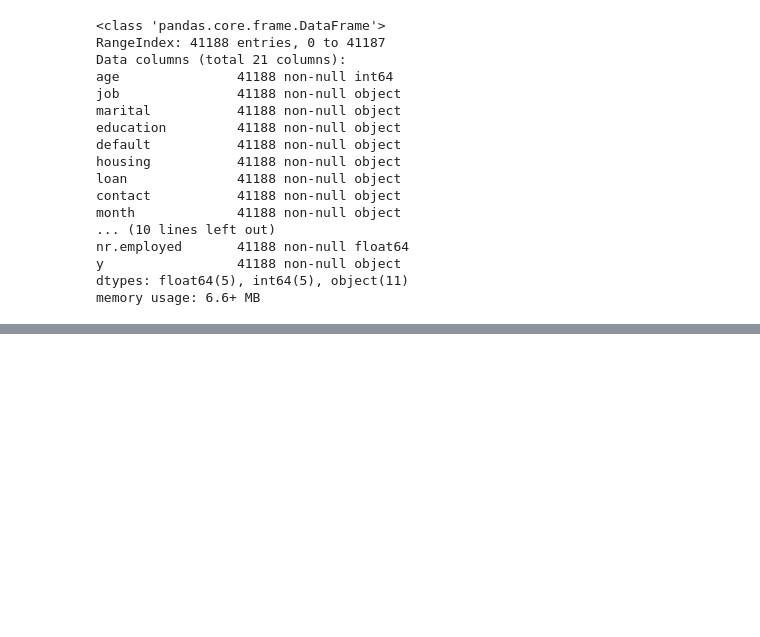
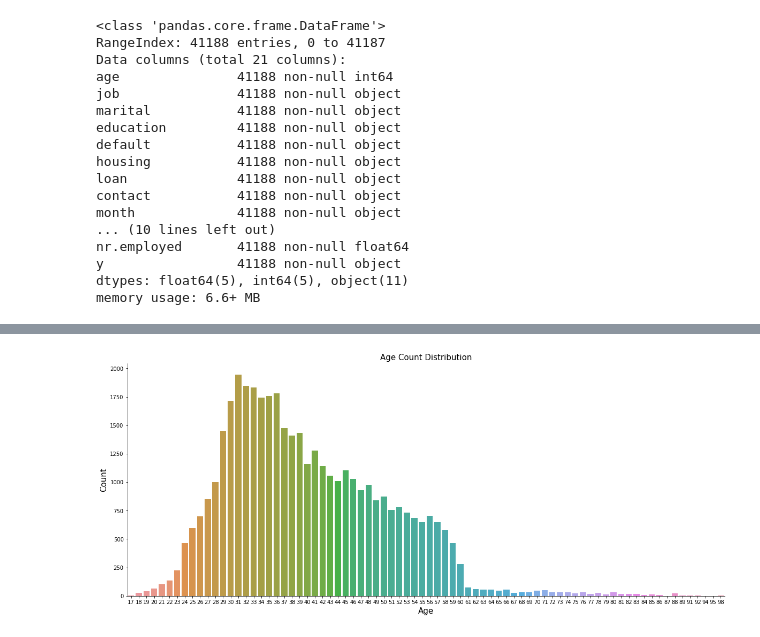
Before and after one commit to tvaditya/NeuroComp-INPE, a Jupyter notebook: BankMLPANN.ipynb, the cells around one changed output, grey strips where cells are left out. Cells and saved outputs as stored; diff of their text form; code cells hidden in the pictures; blank space fills up the shorter version.

```diff
--- a/BankMLPANN.ipynb
+++ b/BankMLPANN.ipynb
@@ -61,0 +74,3 @@ memory usage: 6.6+ MB
+# %%
+bank_client_df = bank_df.loc[:,['age', 'job', 'marital', 'education', 'default', 'housing', 'loan']]
+print(bank_client_df.head())
@@ -61,0 +121,10 @@ memory usage: 6.6+ MB
+# %%
+fig, ax = plt.subplots()
+fig.set_size_inches(20, 8)
+sns.countplot(x = 'age', data = bank_client_df)
+ax.set_xlabel('Age', fontsize=15)
+ax.set_ylabel('Count', fontsize=15)
+ax.set_title('Age Count Distribution', fontsize=15)
+sns.despine()
+# %% [output]
+[figure, added]
```
Also changed, not shown: parts of 20 cells of this notebook.
